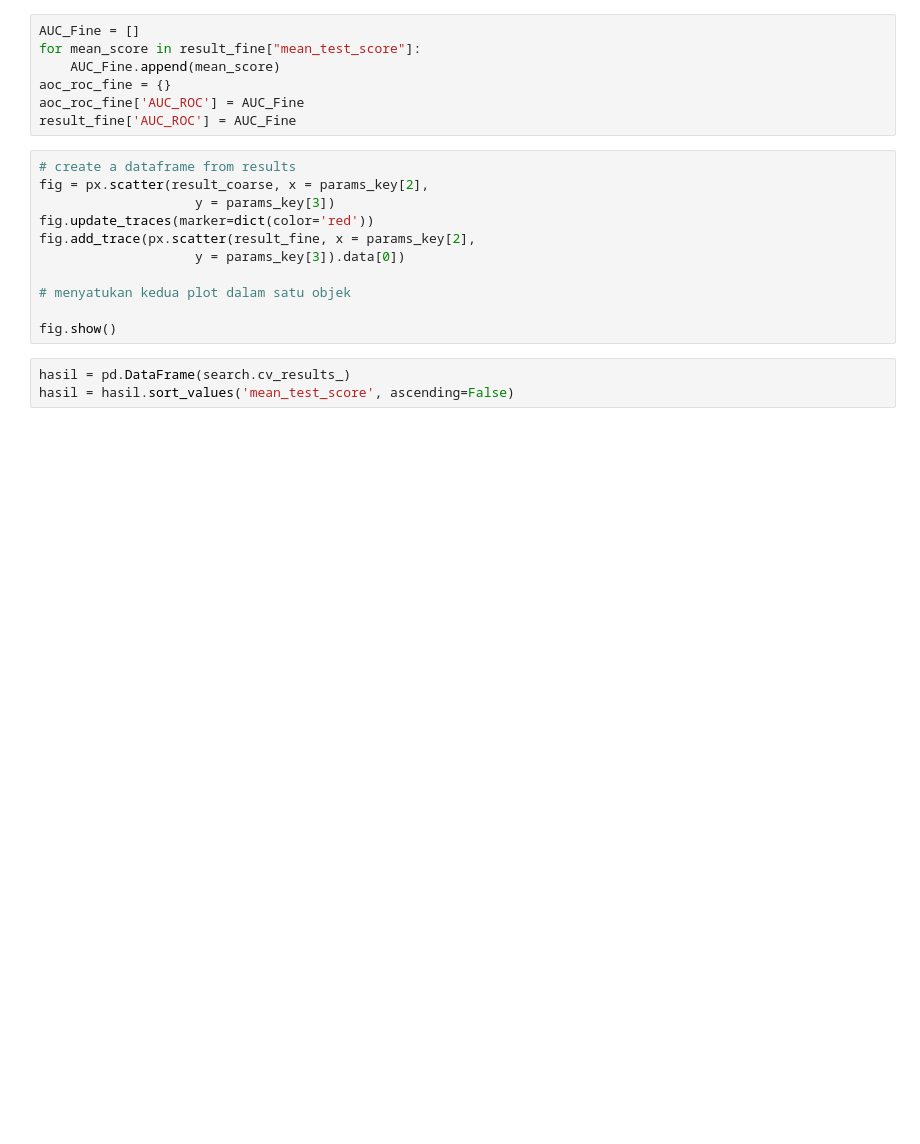
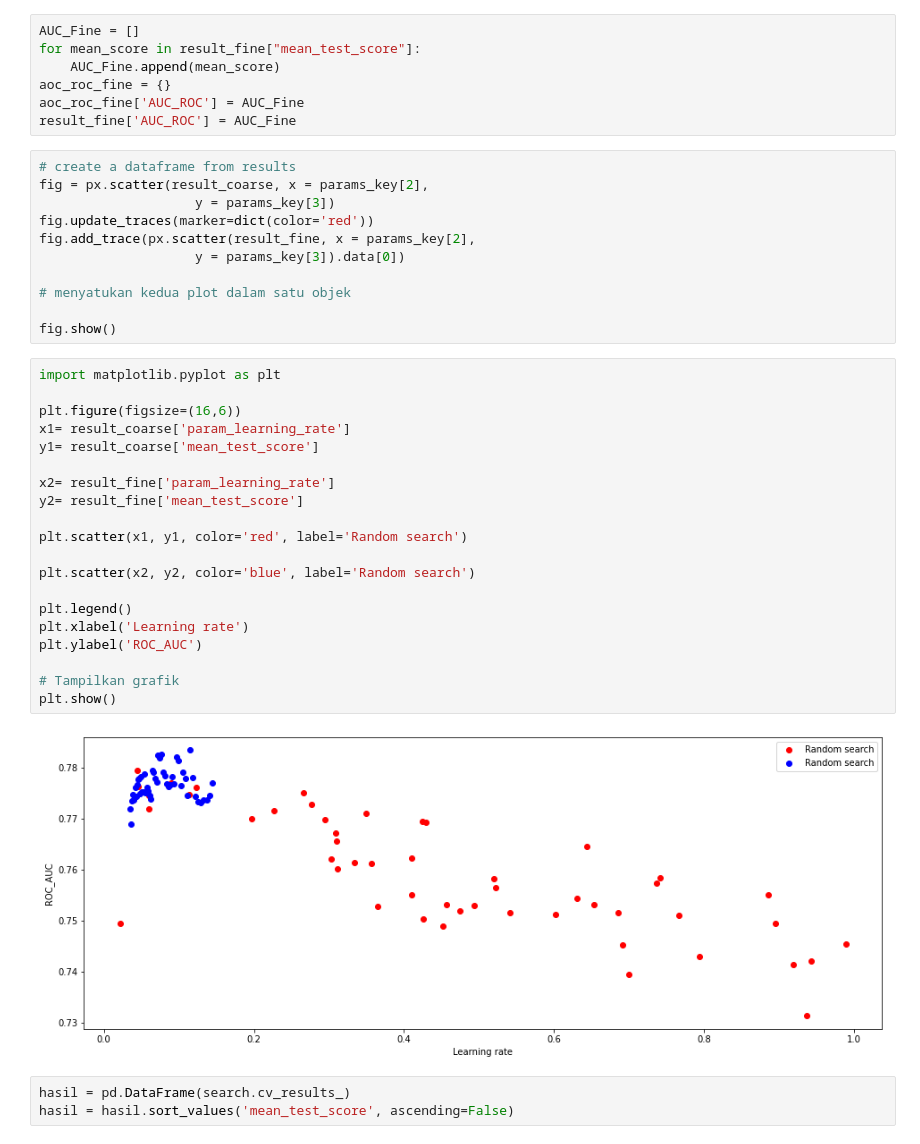
Before and after one commit to el-thobhy/rainfall-prediction, a Jupyter notebook: test_code_bmkg.ipynb, the cells around one changed output. Saved outputs shown, nothing was run; the diff lists cells and outputs as text; blank space fills up the shorter version.

Commit message:
last senin_2 (grafik plotlynya gk keliatan)

```diff
--- a/test_code_bmkg.ipynb
+++ b/test_code_bmkg.ipynb
@@ -544,6 +544,28 @@ fig.add_trace(px.scatter(result_fine, x = params_key[2],
 # menyatukan kedua plot dalam satu objek
 
 fig.show()
+# %%
+import matplotlib.pyplot as plt
+
+plt.figure(figsize=(16,6))
+x1= result_coarse['param_learning_rate']
+y1= result_coarse['mean_test_score']
+
+x2= result_fine['param_learning_rate']
+y2= result_fine['mean_test_score']
+
+plt.scatter(x1, y1, color='red', label='Random search')
+
+plt.scatter(x2, y2, color='blue', label='Random search')
+
+plt.legend()
+plt.xlabel('Learning rate')
+plt.ylabel('ROC_AUC')
+
+# Tampilkan grafik
+plt.show()
+# %% [output]
+[figure, added]
 # %%
 hasil = pd.DataFrame(search.cv_results_)
 hasil = hasil.sort_values('mean_test_score', ascending=False)
```
